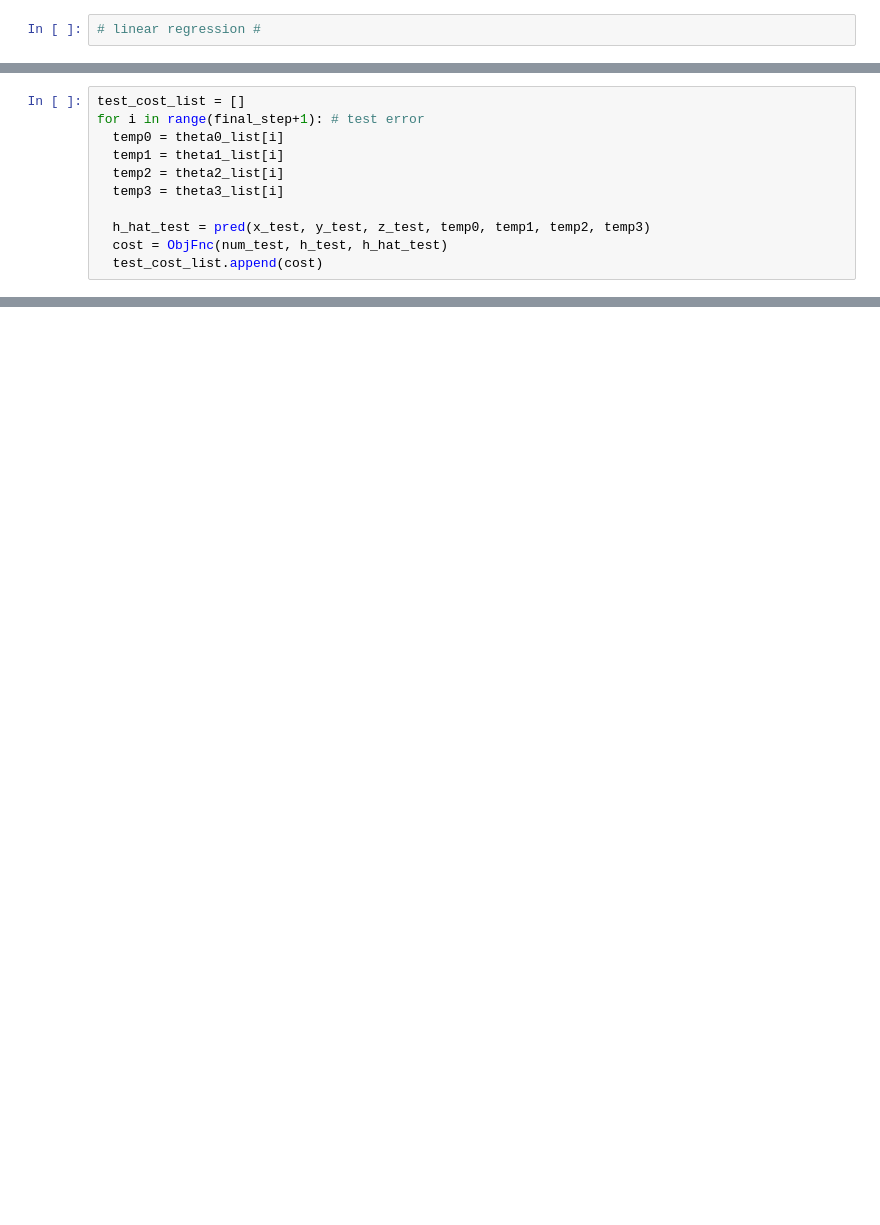
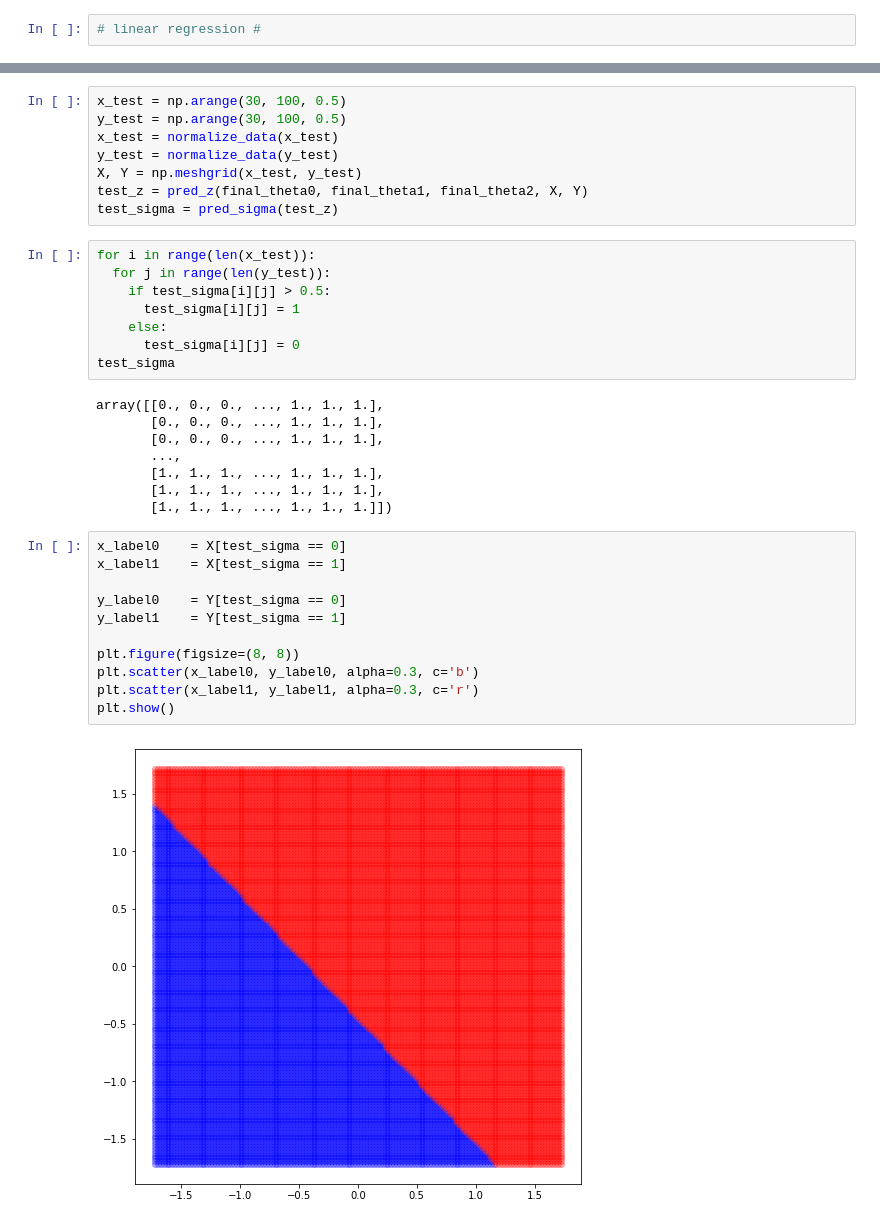
Before and after one commit to SuhyeonHa/MatrixComputation, a Jupyter notebook: Assignment05.ipynb, the cells around one changed output, grey strips where cells are left out. Cells and saved outputs as stored; diff of their text form; blank space fills up the shorter version.

```diff
--- a/Assignment05.ipynb
+++ b/Assignment05.ipynb
@@ -167,11 +181,0 @@ plt.show()
-# %%
-test_cost_list = []
-for i in range(final_step+1): # test error
-  temp0 = theta0_list[i]
-  temp1 = theta1_list[i]
-  temp2 = theta2_list[i]
-  temp3 = theta3_list[i]
-
-  h_hat_test = pred(x_test, y_test, z_test, temp0, temp1, temp2, temp3)
-  cost = ObjFnc(num_test, h_test, h_hat_test)
-  test_cost_list.append(cost)
@@ -185,0 +210,37 @@ plt.show()
+# %%
+x_test = np.arange(30, 100, 0.5)
+y_test = np.arange(30, 100, 0.5)
+x_test = normalize_data(x_test)
+y_test = normalize_data(y_test)
+X, Y = np.meshgrid(x_test, y_test)
+test_z = pred_z(final_theta0, final_theta1, final_theta2, X, Y)
+test_sigma = pred_sigma(test_z)
+# %%
+for i in range(len(x_test)):
+  for j in range(len(y_test)):
+    if test_sigma[i][j] > 0.5:
+      test_sigma[i][j] = 1
+    else:
+      test_sigma[i][j] = 0
+test_sigma
+# %% [output]
+array([[0., 0., 0., ..., 1., 1., 1.],
+       [0., 0., 0., ..., 1., 1., 1.],
+       [0., 0., 0., ..., 1., 1., 1.],
+       ...,
+       [1., 1., 1., ..., 1., 1., 1.],
+       [1., 1., 1., ..., 1., 1., 1.],
+       [1., 1., 1., ..., 1., 1., 1.]])
+# %%
+x_label0    = X[test_sigma == 0]
+x_label1    = X[test_sigma == 1]
+
+y_label0    = Y[test_sigma == 0]
+y_label1    = Y[test_sigma == 1]
+
+plt.figure(figsize=(8, 8))
+plt.scatter(x_label0, y_label0, alpha=0.3, c='b')
+plt.scatter(x_label1, y_label1, alpha=0.3, c='r')
+plt.show()
+# %% [output]
+[figure, added]
```
Also changed, not shown: parts of 12 cells of this notebook.
